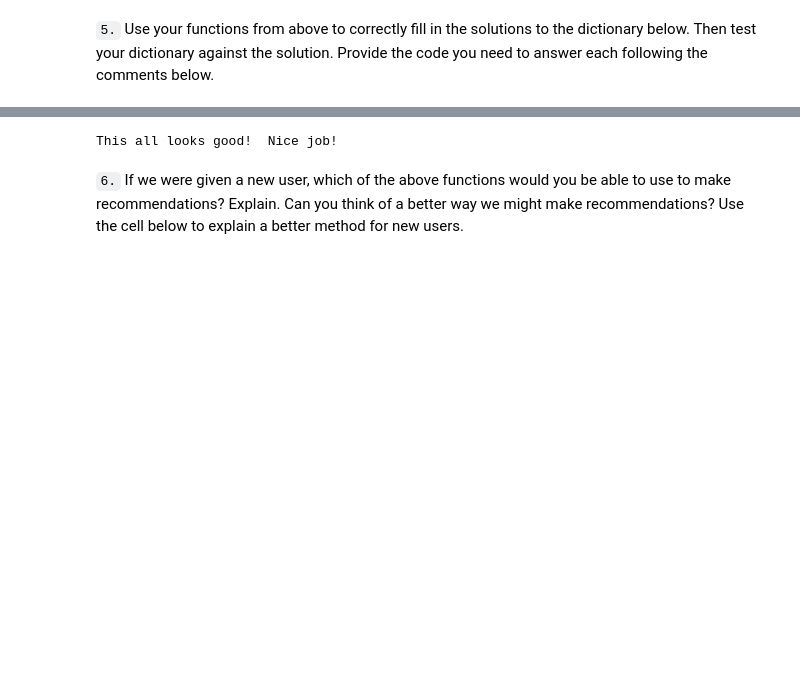
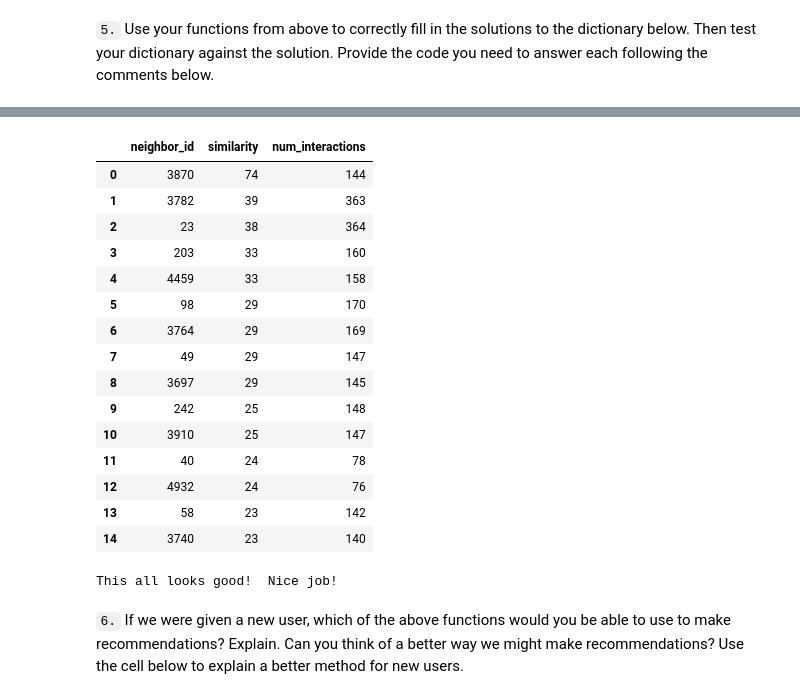
Before and after one commit to thomasheinemann/user_specific_article_recommendations_study, a Jupyter notebook: Recommendations_with_IBM.ipynb, the cells around one changed output, grey strips where cells are left out. Cells and saved outputs as stored; diff of their text form; code cells hidden in the pictures; blank space fills up the shorter version.

```diff
--- a/Recommendations_with_IBM.ipynb
+++ b/Recommendations_with_IBM.ipynb
@@ -548,3 +566,23 @@ user131_10th_sim = get_top_sorted_users(131).neighbor_id[10] # Find the 11th mos
+# %%
+# show neighbors of user 131 sorted by similarity and number of articles they read
+get_top_sorted_users(131).head(15)
+# %% [output]
+|  | neighbor_id | similarity | num_interactions |
+| 0 | 3870 | 74 | 144 |
+| 1 | 3782 | 39 | 363 |
+| 2 | 23 | 38 | 364 |
+| 3 | 203 | 33 | 160 |
+| 4 | 4459 | 33 | 158 |
+| 5 | 98 | 29 | 170 |
+| 6 | 3764 | 29 | 169 |
+| 7 | 49 | 29 | 147 |
+| 8 | 3697 | 29 | 145 |
+| 9 | 242 | 25 | 148 |
+| 10 | 3910 | 25 | 147 |
+| 11 | 40 | 24 | 78 |
+| 12 | 4932 | 24 | 76 |
+| 13 | 58 | 23 | 142 |
+| 14 | 3740 | 23 | 140 |
 # %%
 ## Dictionary Test Here
 sol_5_dict = {
```
Also changed, not shown: parts of 33 cells of this notebook, 3 other files.
